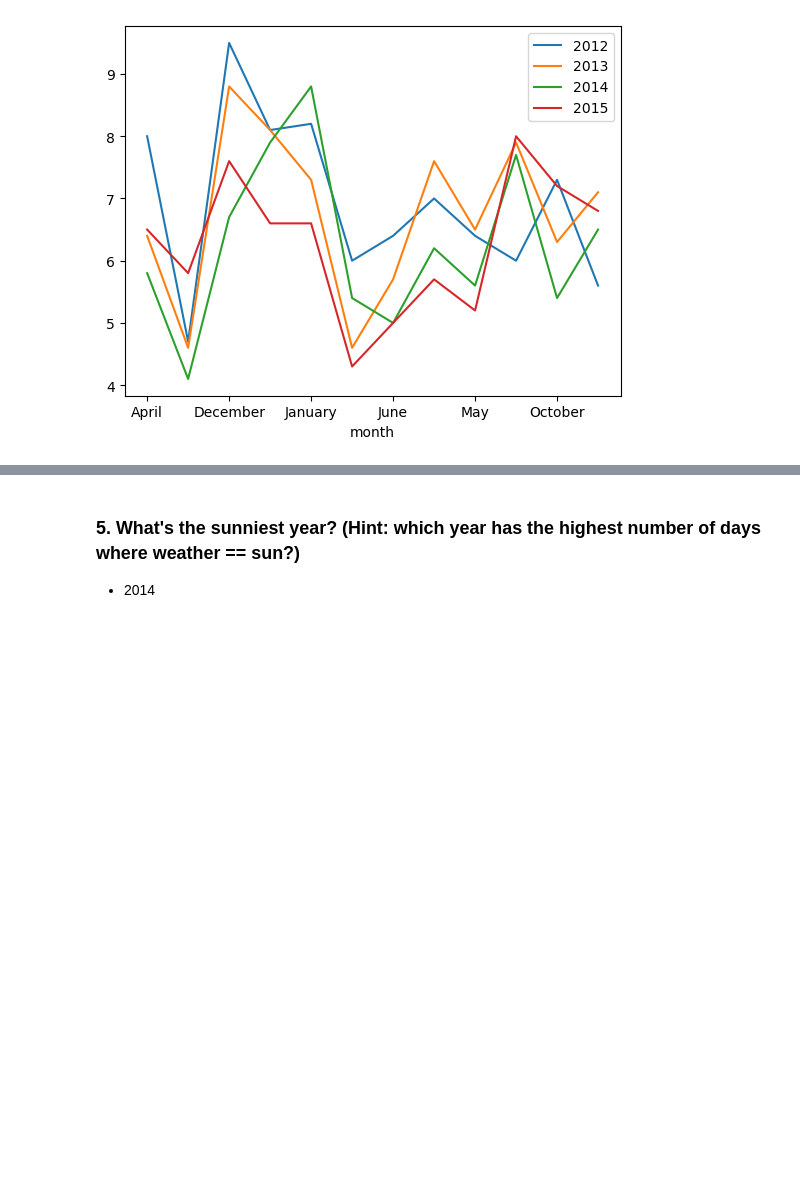
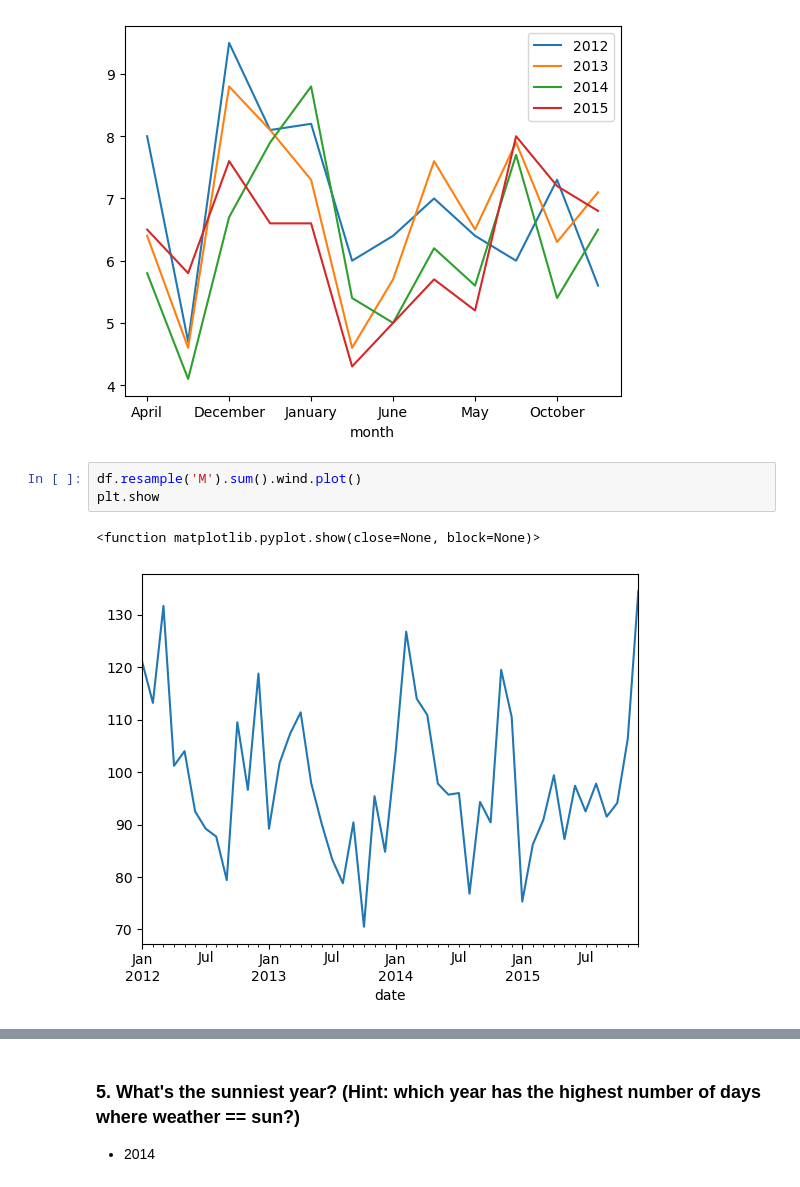
Before and after one commit to Chellyann-moreno/time-series-exercises, a Jupyter notebook: date_exercises.ipynb, the cells around one changed output, grey strips where cells are left out. Saved outputs shown, nothing was run; the diff lists cells and outputs as text; blank space fills up the shorter version.

```diff
--- a/date_exercises.ipynb
+++ b/date_exercises.ipynb
@@ -190,3 +186,9 @@ plt.show
 # %% [output]
 <function matplotlib.pyplot.show(close=None, block=None)>
 [figure]
+# %%
+df.resample('M').sum().wind.plot()
+plt.show
+# %% [output]
+<function matplotlib.pyplot.show(close=None, block=None)>
+[figure, added]
```
Also changed, not shown: parts of 18 cells of this notebook, 6 other files.
